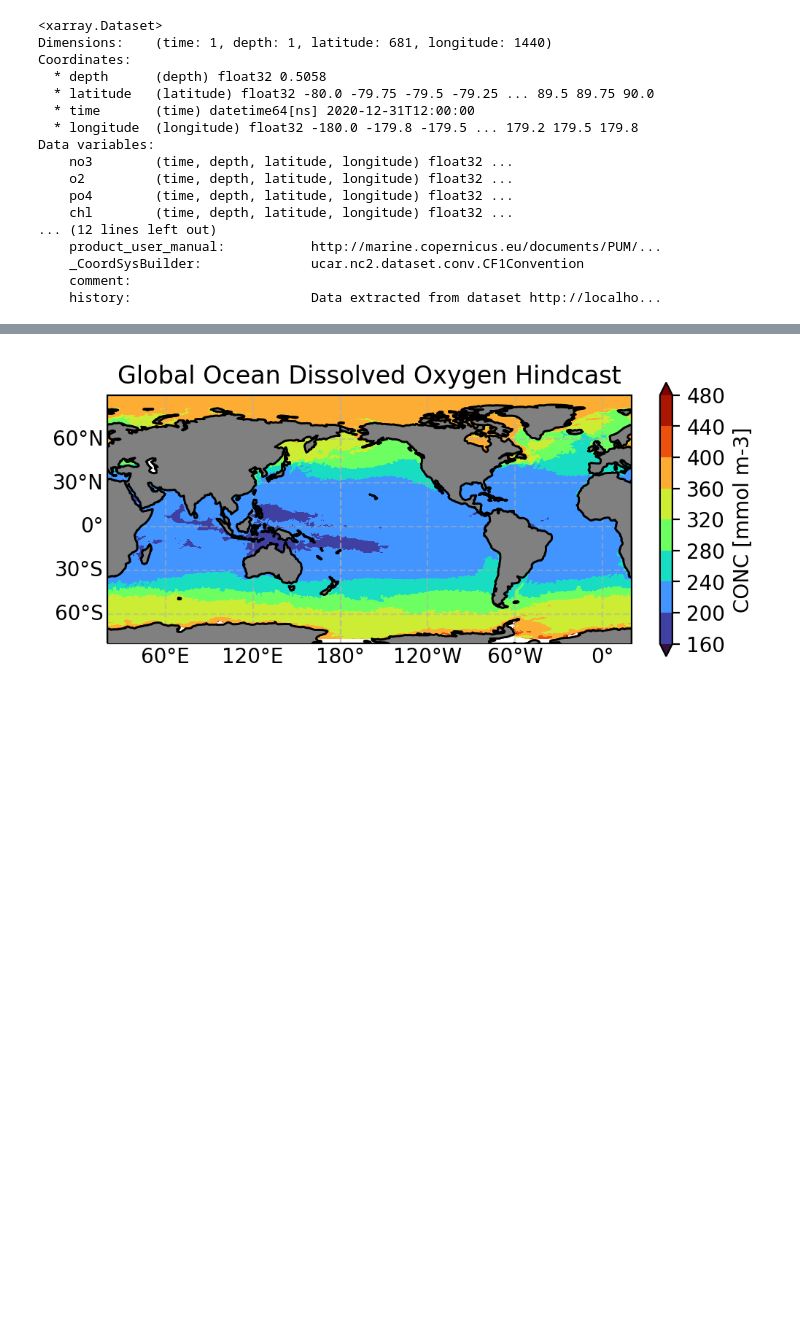
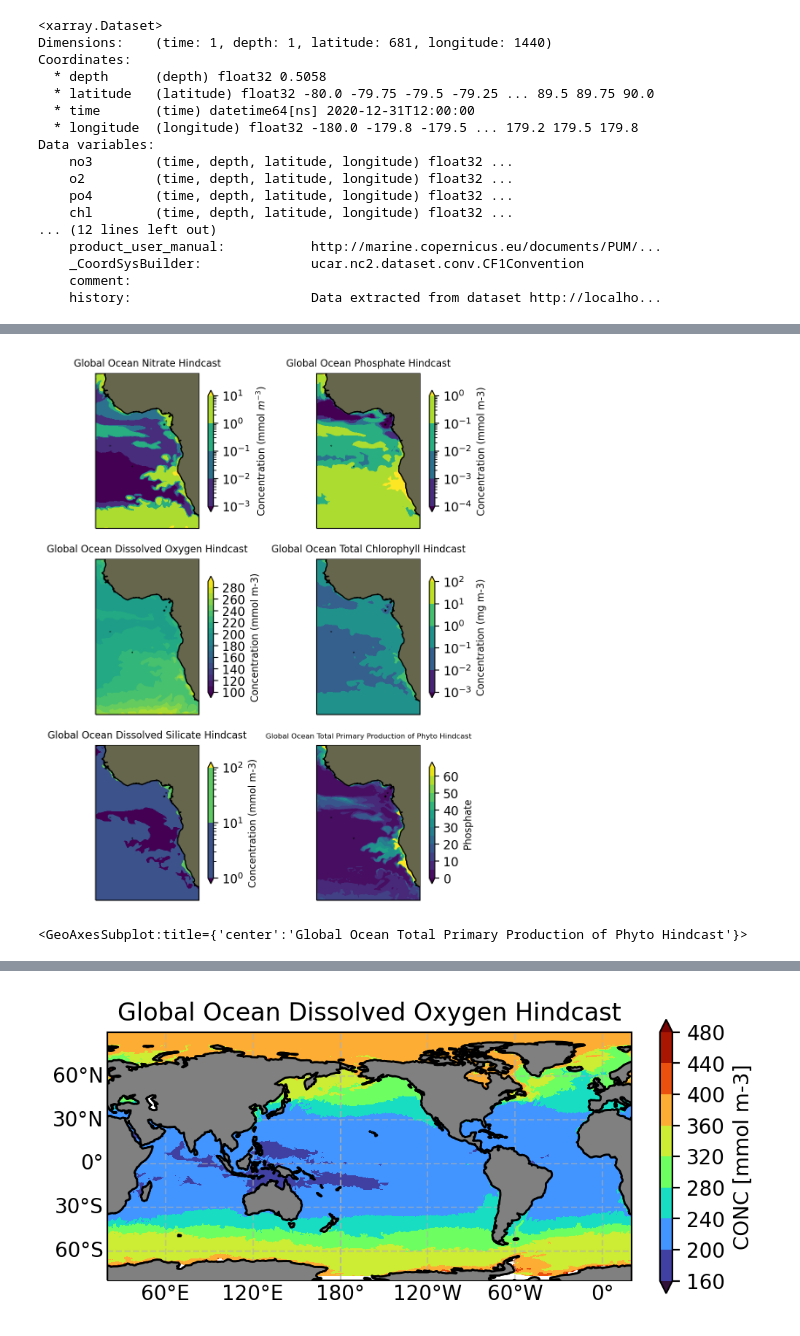
Before and after one commit to jtomfarrar/satellite_python_2022, a Jupyter notebook: notebooks/Global ocean biogeochemistry hindcast.ipynb, the cells around one changed output, grey strips where cells are left out. Cells and saved outputs as stored; diff of their text form; code cells hidden in the pictures; blank space fills up the shorter version.

```diff
--- a/notebooks/Global ocean biogeochemistry hindcast.ipynb
+++ b/notebooks/Global ocean biogeochemistry hindcast.ipynb
@@ -118,0 +92,17 @@ if savefig:
+# %%
+#Define the functions
+def plot_variables(longitude,latitude,variable,ax,extent,title,levels,label,scale):
+
+    if scale is True:
+        scale_type = ticker.LogLocator()            #Setting the conditions for scale types
+    else:
+        scale_type = ticker.MaxNLocator()
+
+    cs = ax.contourf(longitude,latitude,np.squeeze(variable), levels, extend='both', transform=ccrs.PlateCarree(), locator=scale_type)
+    ax.set_extent(extent, crs=ccrs.PlateCarree())
+    ax.add_feature(cartopy.feature.LAND, zorder=3, facecolor=[.4,.4,.3], edgecolor='black')
+    rd = plt.colorbar(cs,ax=ax, orientation='vertical', fraction = 0.03, extend='both')
+    rd.set_label('Concentration (' + label+")", fontsize = 8)
+    ax.set_title(title, fontsize = 8)
+
+    return cs,rd,ax # function creates 3 outputs
@@ -118,0 +115,30 @@ if savefig:
+# %%
+#Subplot line of codes
+fig,axs = plt.subplots(3,2, subplot_kw = {'projection' : ccrs.PlateCarree(central_longitude=0)}, figsize = (6,8))
+
+#Codes for square power
+#$m^3$          #$m^{-3}$a
+plot_variables(ds.longitude,ds.latitude,Nitrate,axs[0,0],extent, 'Global Ocean Nitrate Hindcast',10, 'mmol $m^{-3}$',True)
+plot_variables(ds.longitude,ds.latitude,Phosphate,axs[0,1],extent, 'Global Ocean Phosphate Hindcast',10, 'mmol m-3',True)
+levels = np.arange(100,300,10)
+plot_variables(ds.longitude,ds.latitude,Dissolved_Oxygen,axs[1,0],extent, 'Global Ocean Dissolved Oxygen Hindcast',levels, 'mmol m-3',False)
+plot_variables(ds.longitude,ds.latitude,Total_Chlorophyll,axs[1,1],extent, 'Global Ocean Total Chlorophyll Hindcast',10, 'mg m-3',True)
+plot_variables(ds.longitude,ds.latitude,Dissolved_Silicate,axs[2,0],extent, 'Global Ocean Dissolved Silicate Hindcast',10, 'mmol m-3',True)
+levels = np.arange(0,70,5)
+a,b,c=plot_variables(ds.longitude,ds.latitude,Total_Primary_Production_of_Phyto,axs[2,1],extent, 'Global Ocean Total Primary Production of Phyto Hindcast',levels, 'mg m-3 day-1',False)
+
+# asssign function outputs to named variables
+#a,b,c=plot_variables(ds.longitude,ds.latitude,Dissolved_Oxygen,axs[1,0],extent, 'Global Ocean Nitrate Hindcast',10, 'mol')
+#np.log10    To add a log scale to the plotted parameter
+#Redefining the plot outputs
+b.set_label("Phosphate ")
+c.set_title('Global Ocean Total Primary Production of Phyto Hindcast', fontsize=6)
+
+if savefig:
+    plt.savefig(__figdir__+'CV.'+Outputfiletype,**savefig_args)
+# %% [output]
+[figure, added]
+# %%
+c
+# %% [output]
+<GeoAxesSubplot:title={'center':'Global Ocean Total Primary Production of Phyto Hindcast'}>
```
Also changed, not shown: parts of 9 cells of this notebook, 3 other files.
